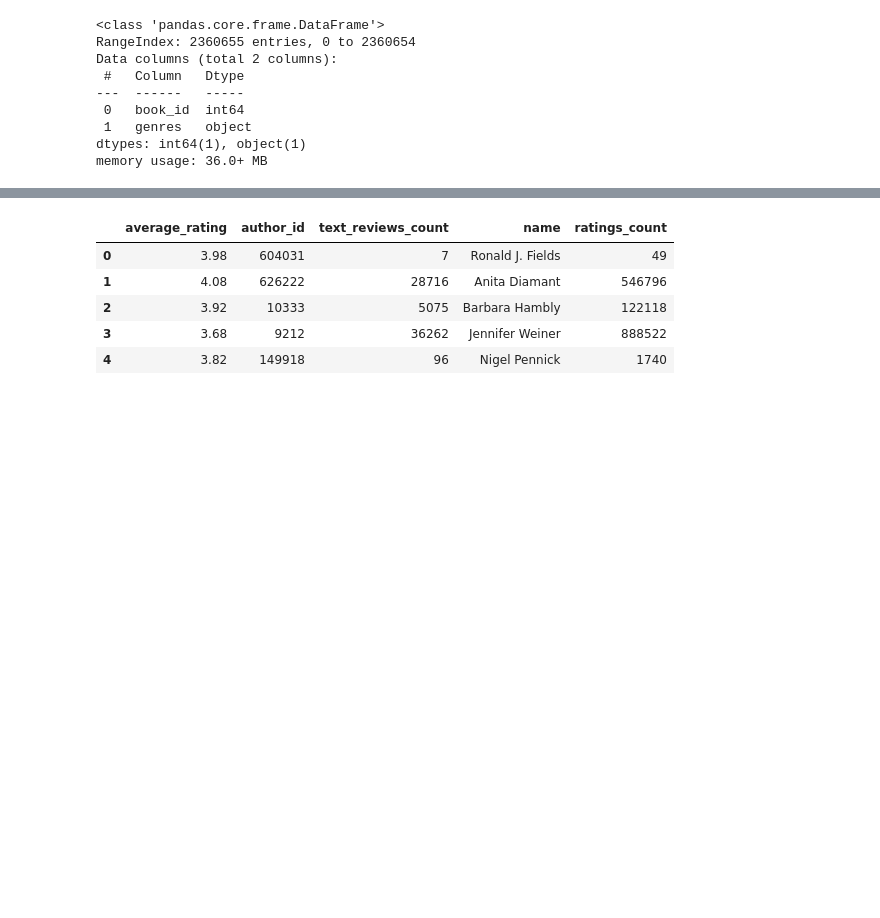
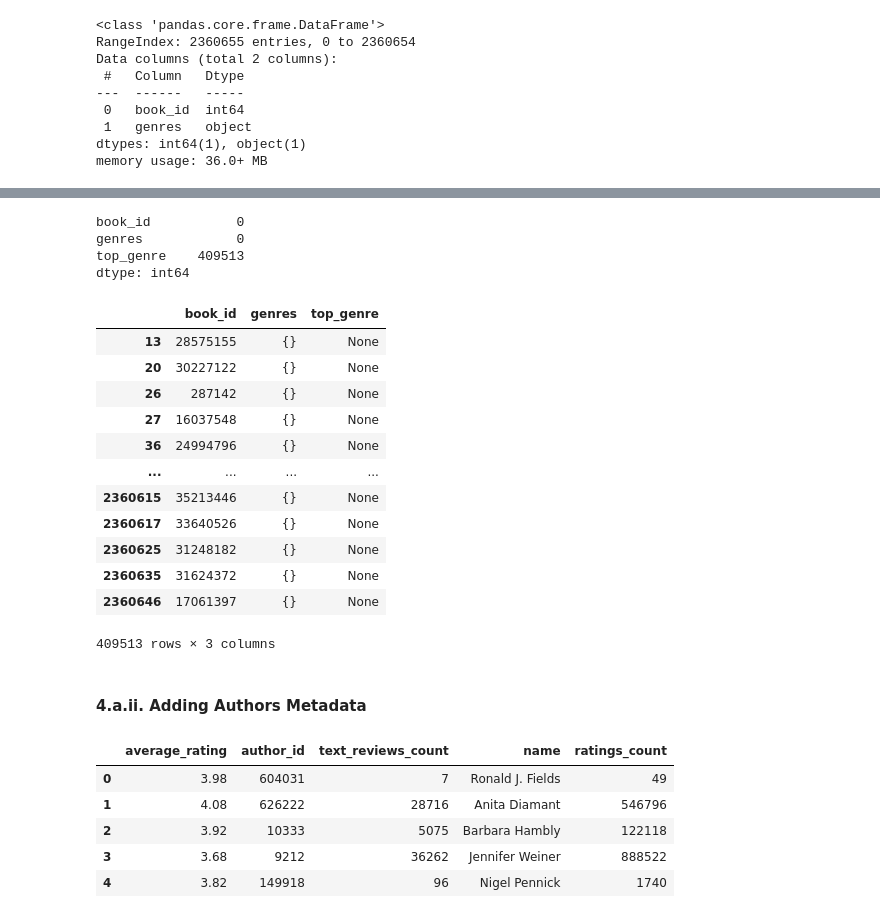
Before and after one commit to shelleylwang/goodreads-recommendations, a Jupyter notebook: data_prep.ipynb, the cells around one changed output, grey strips where cells are left out. Cells and saved outputs as stored; diff of their text form; code cells hidden in the pictures; blank space fills up the shorter version.

Commit message:
adding genres to data prep

```diff
--- a/data_prep.ipynb
+++ b/data_prep.ipynb
@@ -158,0 +181,12 @@ first_value = next(iter(my_dict.values()))
+# %%
+# Function to create a 'top_genre' column
+def get_top_genre(genres_dict):
+    if not genres_dict:
+        return None  # In case there are nulls in the 'genres' column
+    top_genre = max(genres_dict, key=genres_dict.get)
+    return top_genre
+
+# Apply the function
+genres['top_genre'] = genres['genres'].apply(get_top_genre)
+
+genres.head()
@@ -159,3 +200,31 @@ first_value = next(iter(my_dict.values()))
+# %%
+# Checking nulls
+genres.isna().sum()
+# %% [output]
+book_id           0
+genres            0
+top_genre    409513
+dtype: int64
+# %%
+# Checking what those nulls look like
+null_genres_df = genres[genres['genres'] == {}]
+null_genres_df
+# %% [output]
+|  | book_id | genres | top_genre |
+| 13 | 28575155 | {} | None |
+| 20 | 30227122 | {} | None |
+| 26 | 287142 | {} | None |
+| 27 | 16037548 | {} | None |
+| 36 | 24994796 | {} | None |
+| ... | ... | ... | ... |
+| 2360615 | 35213446 | {} | None |
+| 2360617 | 33640526 | {} | None |
+| 2360625 | 31248182 | {} | None |
+| 2360635 | 31624372 | {} | None |
+| 2360646 | 17061397 | {} | None |
+409513 rows × 3 columns
+# %% [markdown]
+#### 4.a.ii. Adding Authors Metadata
 # %%
 # Loading in author data
 authors = pd.read_json('data/goodreads_book_authors.json', lines=True)
```
Also changed, not shown: parts of 17 cells of this notebook.
